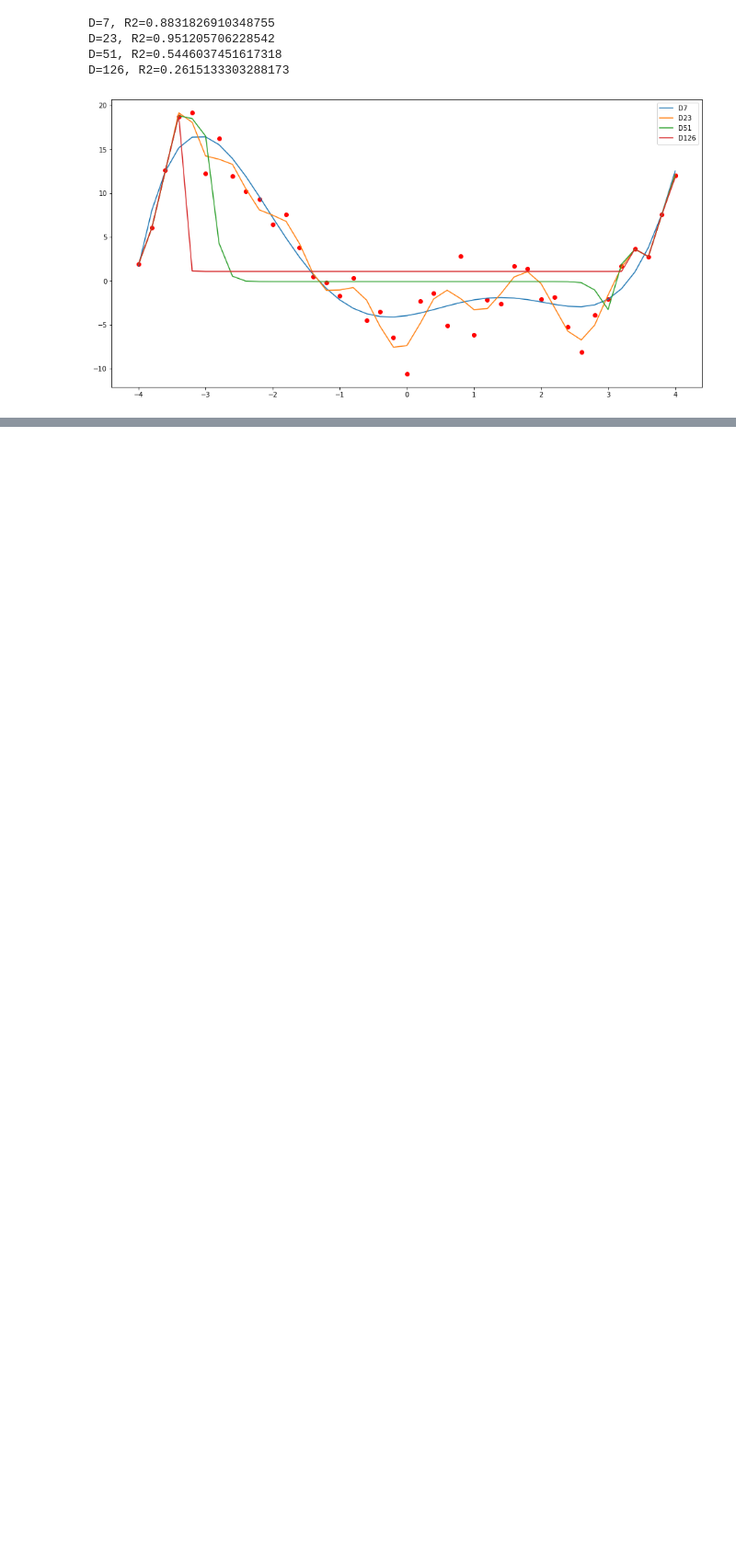
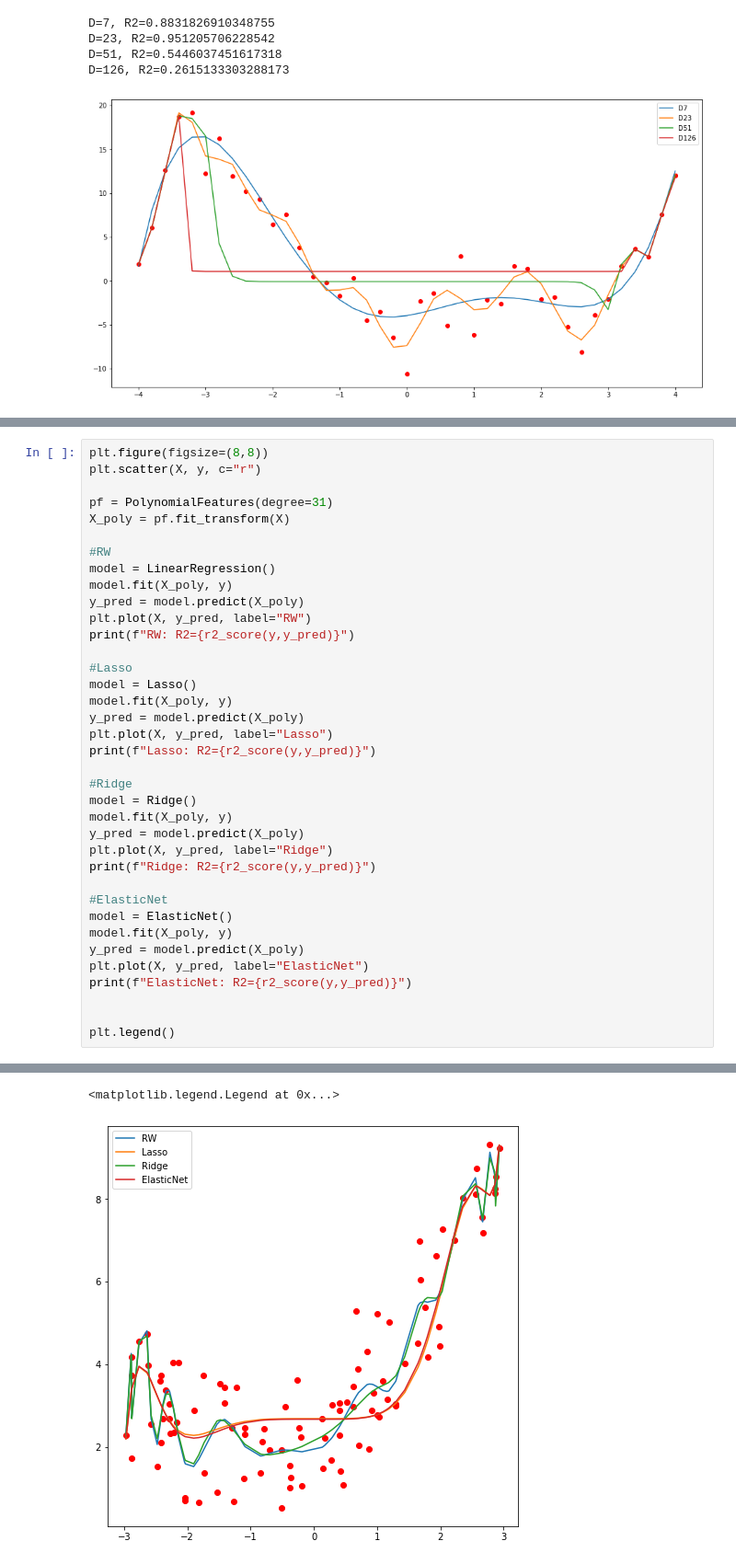
Before and after one commit to pad2012/Python2A, a Jupyter notebook: Dzien06/01-regresja.ipynb, the cells around one changed output, grey strips where cells are left out. Shown at 92% size. Saved outputs shown, nothing was run; the diff lists cells and outputs as text; blank space fills up the shorter version.

```diff
--- a/Dzien06/01-regresja.ipynb
+++ b/Dzien06/01-regresja.ipynb
@@ -240,0 +257,38 @@ D=126, R2=0.2615133303288173
+# %%
+plt.figure(figsize=(8,8))
+plt.scatter(X, y, c="r")
+
+pf = PolynomialFeatures(degree=31)
+X_poly = pf.fit_transform(X)
+
+#RW
+model = LinearRegression()
+model.fit(X_poly, y)
+y_pred = model.predict(X_poly)
+plt.plot(X, y_pred, label="RW")
+print(f"RW: R2={r2_score(y,y_pred)}")
+
+#Lasso
+model = Lasso()
+model.fit(X_poly, y)
+y_pred = model.predict(X_poly)
+plt.plot(X, y_pred, label="Lasso")
+print(f"Lasso: R2={r2_score(y,y_pred)}")
+
+#Ridge
+model = Ridge()
+model.fit(X_poly, y)
+y_pred = model.predict(X_poly)
+plt.plot(X, y_pred, label="Ridge")
+print(f"Ridge: R2={r2_score(y,y_pred)}")
+
+#ElasticNet
+model = ElasticNet()
+model.fit(X_poly, y)
+y_pred = model.predict(X_poly)
+plt.plot(X, y_pred, label="ElasticNet")
+print(f"ElasticNet: R2={r2_score(y,y_pred)}")
+
+
+plt.legend()
+# %% [output]
@@ -240,0 +299,2 @@ D=126, R2=0.2615133303288173
+<matplotlib.legend.Legend at 0x...>
+[figure, added]
```
Also changed, not shown: parts of 20 cells of this notebook.
